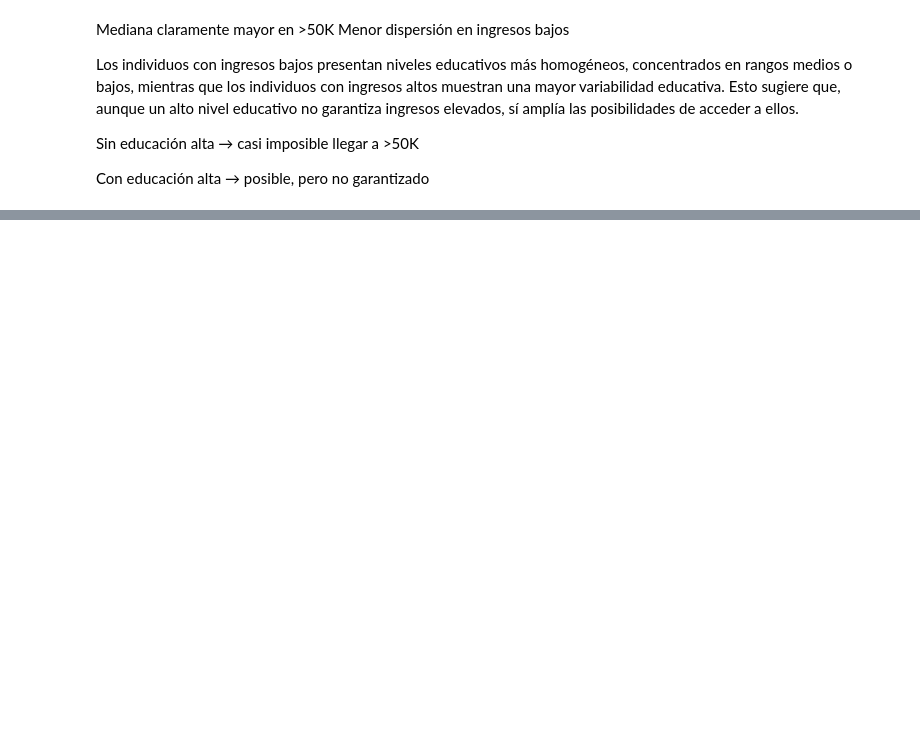
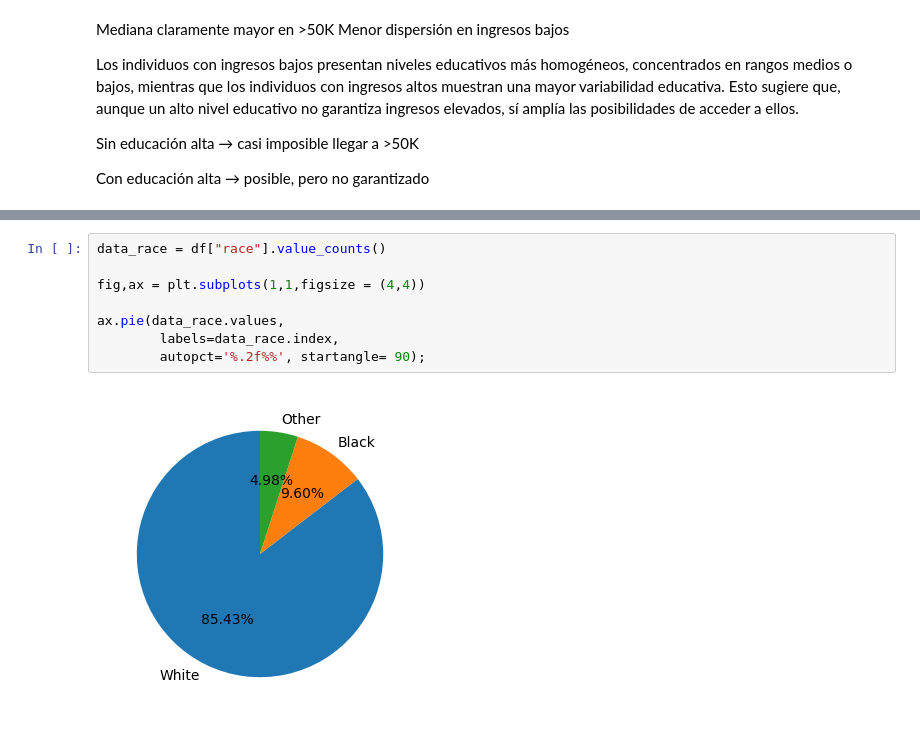
Before and after one commit to moralesgomezjm/EDA_Factores_nivel_de_ingresos, a Jupyter notebook: UPDATED_ANALYSIS.ipynb, the cells around one changed output, grey strips where cells are left out. Drawn from its saved outputs; the diff is of its cells as text; blank space fills up the shorter version.

```diff
--- a/UPDATED_ANALYSIS.ipynb
+++ b/UPDATED_ANALYSIS.ipynb
@@ -628,0 +706,10 @@ Con educación alta → posible, pero no garantizado
+# %%
+data_race = df["race"].value_counts()
+
+fig,ax = plt.subplots(1,1,figsize = (4,4))
+
+ax.pie(data_race.values,
+        labels=data_race.index,
+        autopct='%.2f%%', startangle= 90);
+# %% [output]
+[figure, added]
```
Also changed, not shown: parts of 14 cells of this notebook, 3 other files.
